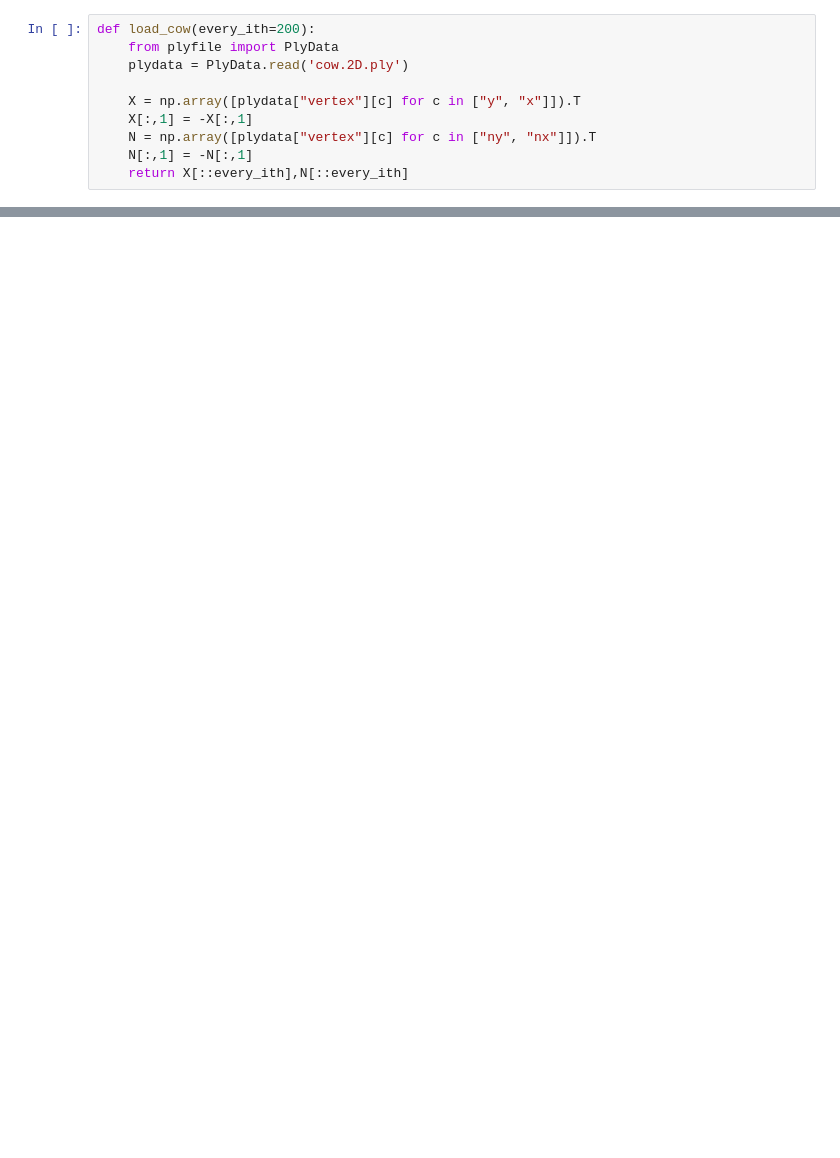
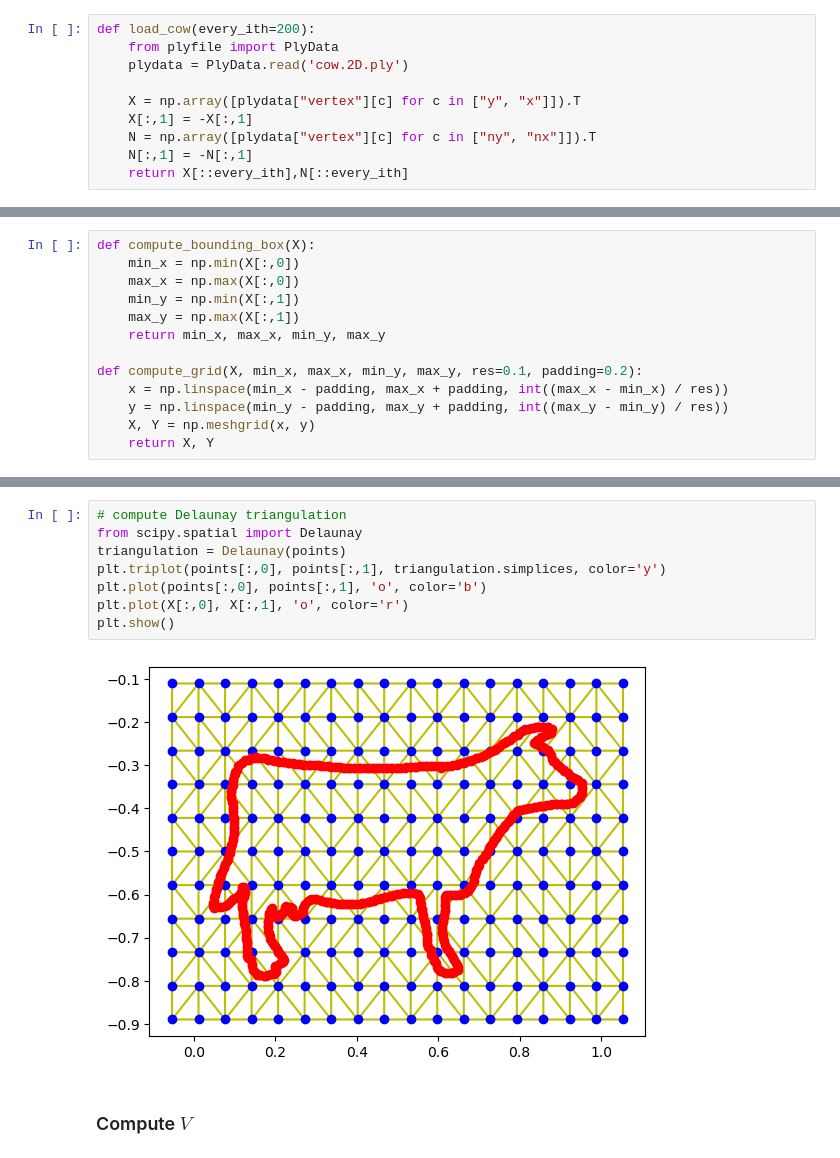
Before and after one commit to lfogarty98/psr_project, a Jupyter notebook: psr.ipynb, the cells around one changed output, grey strips where cells are left out. Cells and saved outputs as stored; diff of their text form; blank space fills up the shorter version.

```diff
--- a/psr.ipynb
+++ b/psr.ipynb
@@ -19,0 +30,13 @@ plt.show()
+# %%
+def compute_bounding_box(X):
+    min_x = np.min(X[:,0])
+    max_x = np.max(X[:,0])
+    min_y = np.min(X[:,1])
+    max_y = np.max(X[:,1])
+    return min_x, max_x, min_y, max_y
+
+def compute_grid(X, min_x, max_x, min_y, max_y, res=0.1, padding=0.2):
+    x = np.linspace(min_x - padding, max_x + padding, int((max_x - min_x) / res))
+    y = np.linspace(min_y - padding, max_y + padding, int((max_y - min_y) / res))
+    X, Y = np.meshgrid(x, y)
+    return X, Y
@@ -19,0 +54,12 @@ plt.show()
+# %%
+# compute Delaunay triangulation
+from scipy.spatial import Delaunay
+triangulation = Delaunay(points)
+plt.triplot(points[:,0], points[:,1], triangulation.simplices, color='y')
+plt.plot(points[:,0], points[:,1], 'o', color='b')
+plt.plot(X[:,0], X[:,1], 'o', color='r')
+plt.show()
+# %% [output]
+[figure, added]
+# %% [markdown]
+### Compute $V$ ###
```
Also changed, not shown: parts of 12 cells of this notebook.
